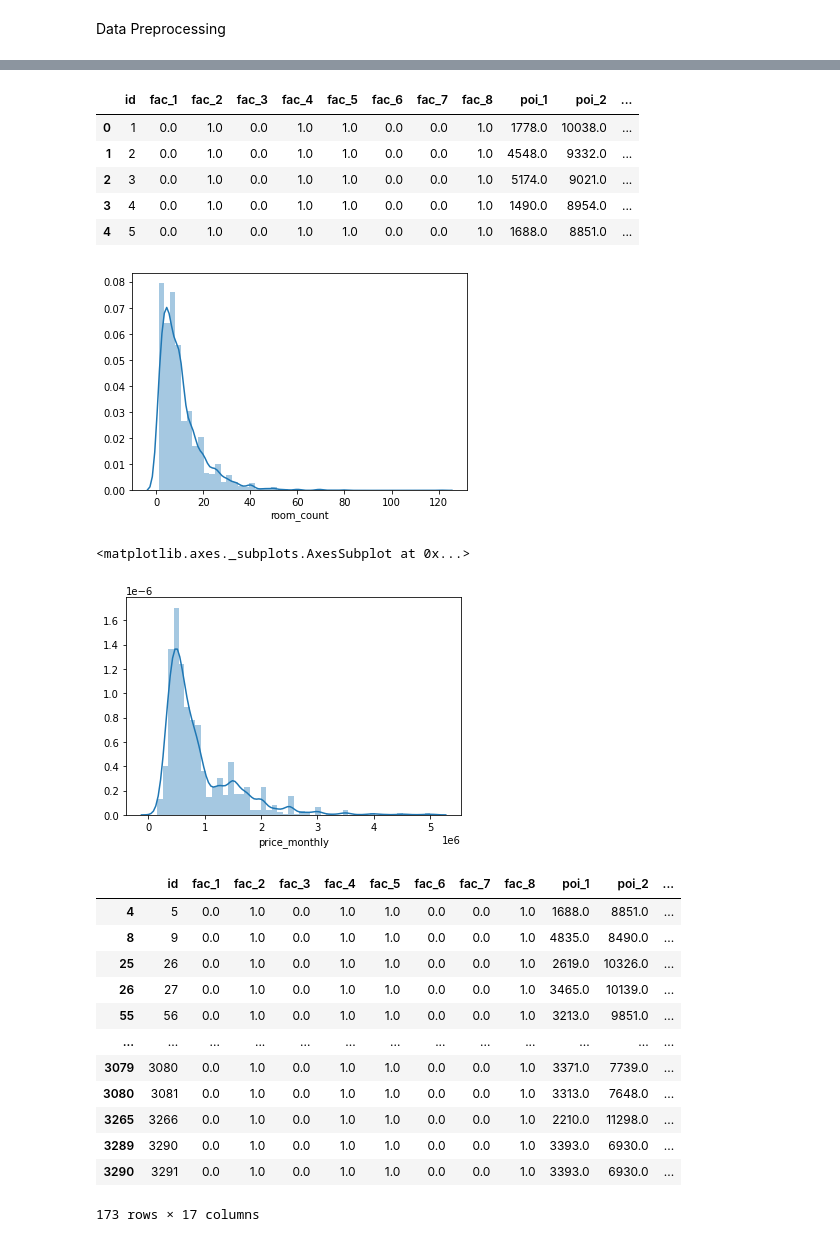
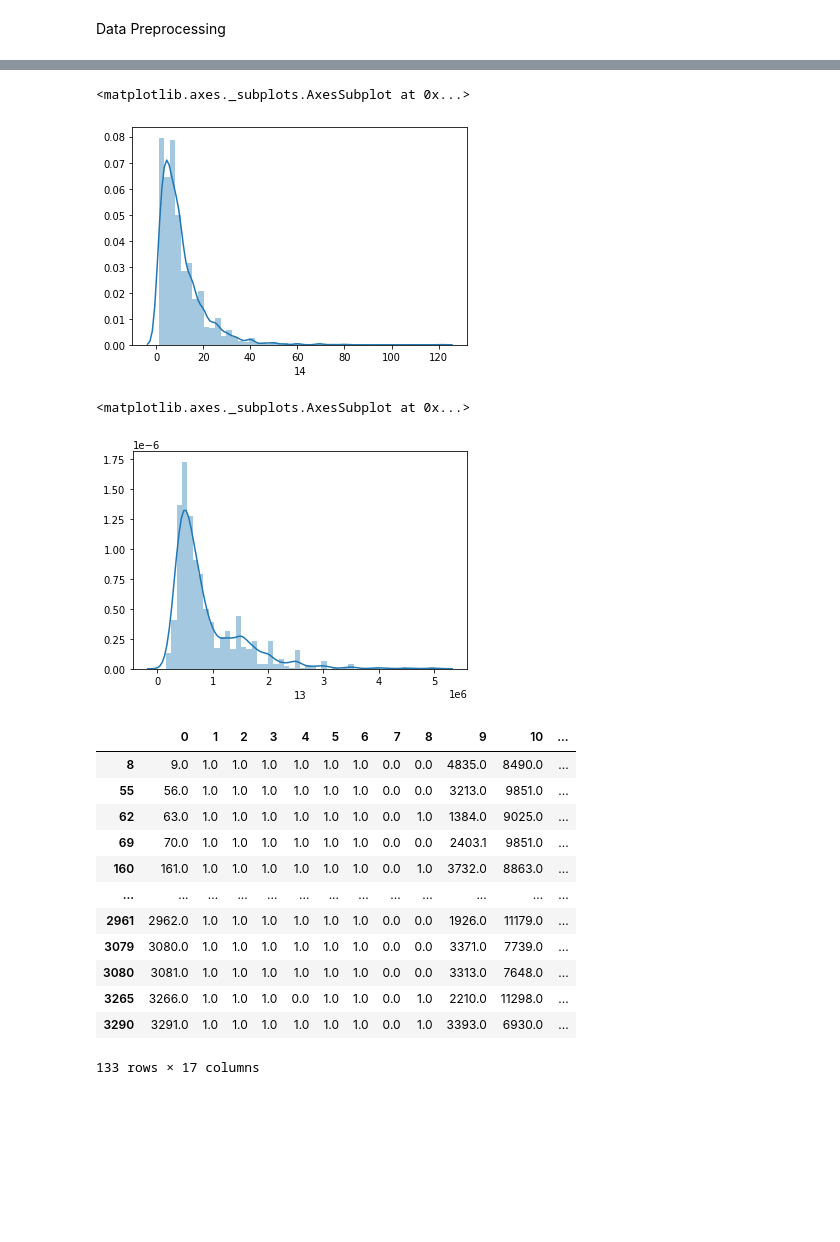
Before and after one commit to sabill/MLCC-Project, a Jupyter notebook: first_project.ipynb, the cells around one changed output, grey strips where cells are left out. Cells and saved outputs as stored; diff of their text form; code cells hidden in the pictures; blank space fills up the shorter version.

```diff
--- a/first_project.ipynb
+++ b/first_project.ipynb
@@ -62,0 +50,8 @@ for column in train_df.columns[1:9]:
+# %%
+gender = {'putri':0, 'putra':1, 'campur':2}
+train_df['gender'] = train_df['gender'].map(gender)
+# %%
+#Fill missing value
+imputer = KNNImputer(n_neighbors=10, weights="uniform")
+train_df = pd.DataFrame(imputer.fit_transform(train_df))
+train_df.head()
@@ -95,6 +85,0 @@ plt.legend()
-# %%
-#fill null data based on ratio with price monthly
-train_df['poi_1'] = train_df['poi_1'].fillna(train_df['poi_1'].mean())
-train_df['poi_2'] = train_df['poi_2'].fillna(train_df['poi_2'].mean())
-train_df['poi_3'] = train_df['poi_3'].fillna(train_df['poi_3'].mean())
-train_df['size'] = train_df['size'].fillna(train_df['size'].mean())
@@ -134,24 +86,13 @@ dtype: int64
-# %%
-train_df['room_count'] = train_df['room_count'].fillna(train_df['room_count'].mean())
-train_df['price_monthly'] = train_df['price_monthly'].fillna(train_df['price_monthly'].mean())
-# %%
-train_df.head()
-# %% [output]
-|  | id | fac_1 | fac_2 | fac_3 | fac_4 | fac_5 | fac_6 | fac_7 | fac_8 | poi_1 | poi_2 | ... |
-| 0 | 1 | 0.0 | 1.0 | 0.0 | 1.0 | 1.0 | 0.0 | 0.0 | 1.0 | 1778.0 | 10038.0 | ... |
-| 1 | 2 | 0.0 | 1.0 | 0.0 | 1.0 | 1.0 | 0.0 | 0.0 | 1.0 | 4548.0 | 9332.0 | ... |
-| 2 | 3 | 0.0 | 1.0 | 0.0 | 1.0 | 1.0 | 0.0 | 0.0 | 1.0 | 5174.0 | 9021.0 | ... |
-| 3 | 4 | 0.0 | 1.0 | 0.0 | 1.0 | 1.0 | 0.0 | 0.0 | 1.0 | 1490.0 | 8954.0 | ... |
-| 4 | 5 | 0.0 | 1.0 | 0.0 | 1.0 | 1.0 | 0.0 | 0.0 | 1.0 | 1688.0 | 8851.0 | ... |
 # %%
-sns.distplot(train_df['room_count']);
+sns.distplot(train_df[14]) #room_count
 # %% [output]
+<matplotlib.axes._subplots.AxesSubplot at 0x...>
-[figure, old version]
+[figure, new version]
 # %%
-sns.distplot(train_df['price_monthly'])
+sns.distplot(train_df[13]) #price_monthly
 # %% [output]
 <matplotlib.axes._subplots.AxesSubplot at 0x...>
-[figure, old version]
+[figure, new version]
 # %%
 def detect_outlier(data, column):
     q1 = data[column].quantile(0.25)
@@ -165,18 +106,18 @@ def detect_outlier(data, column):
 
     return data[outlier]
 # %%
-detect_outlier(train_df, 'price_monthly')
+detect_outlier(train_df, 13)
 # %% [output]
-|  | id | fac_1 | fac_2 | fac_3 | fac_4 | fac_5 | fac_6 | fac_7 | fac_8 | poi_1 | poi_2 | ... |
-| 4 | 5 | 0.0 | 1.0 | 0.0 | 1.0 | 1.0 | 0.0 | 0.0 | 1.0 | 1688.0 | 8851.0 | ... |
-| 8 | 9 | 0.0 | 1.0 | 0.0 | 1.0 | 1.0 | 0.0 | 0.0 | 1.0 | 4835.0 | 8490.0 | ... |
-| 25 | 26 | 0.0 | 1.0 | 0.0 | 1.0 | 1.0 | 0.0 | 0.0 | 1.0 | 2619.0 | 10326.0 | ... |
-| 26 | 27 | 0.0 | 1.0 | 0.0 | 1.0 | 1.0 | 0.0 | 0.0 | 1.0 | 3465.0 | 10139.0 | ... |
-| 55 | 56 | 0.0 | 1.0 | 0.0 | 1.0 | 1.0 | 0.0 | 0.0 | 1.0 | 3213.0 | 9851.0 | ... |
+|  | 0 | 1 | 2 | 3 | 4 | 5 | 6 | 7 | 8 | 9 | 10 | ... |
+| 8 | 9.0 | 1.0 | 1.0 | 1.0 | 1.0 | 1.0 | 1.0 | 0.0 | 0.0 | 4835.0 | 8490.0 | ... |
+| 55 | 56.0 | 1.0 | 1.0 | 1.0 | 1.0 | 1.0 | 1.0 | 0.0 | 0.0 | 3213.0 | 9851.0 | ... |
+| 62 | 63.0 | 1.0 | 1.0 | 1.0 | 1.0 | 1.0 | 1.0 | 0.0 | 1.0 | 1384.0 | 9025.0 | ... |
+| 69 | 70.0 | 1.0 | 1.0 | 1.0 | 1.0 | 1.0 | 1.0 | 0.0 | 0.0 | 2403.1 | 9851.0 | ... |
+| 160 | 161.0 | 1.0 | 1.0 | 1.0 | 1.0 | 1.0 | 1.0 | 0.0 | 1.0 | 3732.0 | 8863.0 | ... |
 | ... | ... | ... | ... | ... | ... | ... | ... | ... | ... | ... | ... | ... |
-| 3079 | 3080 | 0.0 | 1.0 | 0.0 | 1.0 | 1.0 | 0.0 | 0.0 | 1.0 | 3371.0 | 7739.0 | ... |
-| 3080 | 3081 | 0.0 | 1.0 | 0.0 | 1.0 | 1.0 | 0.0 | 0.0 | 1.0 | 3313.0 | 7648.0 | ... |
-| 3265 | 3266 | 0.0 | 1.0 | 0.0 | 1.0 | 1.0 | 0.0 | 0.0 | 1.0 | 2210.0 | 11298.0 | ... |
-| 3289 | 3290 | 0.0 | 1.0 | 0.0 | 1.0 | 1.0 | 0.0 | 0.0 | 1.0 | 3393.0 | 6930.0 | ... |
-| 3290 | 3291 | 0.0 | 1.0 | 0.0 | 1.0 | 1.0 | 0.0 | 0.0 | 1.0 | 3393.0 | 6930.0 | ... |
+| 2961 | 2962.0 | 1.0 | 1.0 | 1.0 | 1.0 | 1.0 | 1.0 | 0.0 | 0.0 | 1926.0 | 11179.0 | ... |
+| 3079 | 3080.0 | 1.0 | 1.0 | 1.0 | 1.0 | 1.0 | 1.0 | 0.0 | 0.0 | 3371.0 | 7739.0 | ... |
+| 3080 | 3081.0 | 1.0 | 1.0 | 1.0 | 1.0 | 1.0 | 1.0 | 0.0 | 0.0 | 3313.0 | 7648.0 | ... |
+| 3265 | 3266.0 | 1.0 | 1.0 | 1.0 | 0.0 | 1.0 | 1.0 | 0.0 | 1.0 | 2210.0 | 11298.0 | ... |
+| 3290 | 3291.0 | 1.0 | 1.0 | 1.0 | 1.0 | 1.0 | 1.0 | 0.0 | 1.0 | 3393.0 | 6930.0 | ... |
-173 rows × 17 columns
+133 rows × 17 columns
```
Also changed, not shown: parts of 33 cells of this notebook.
